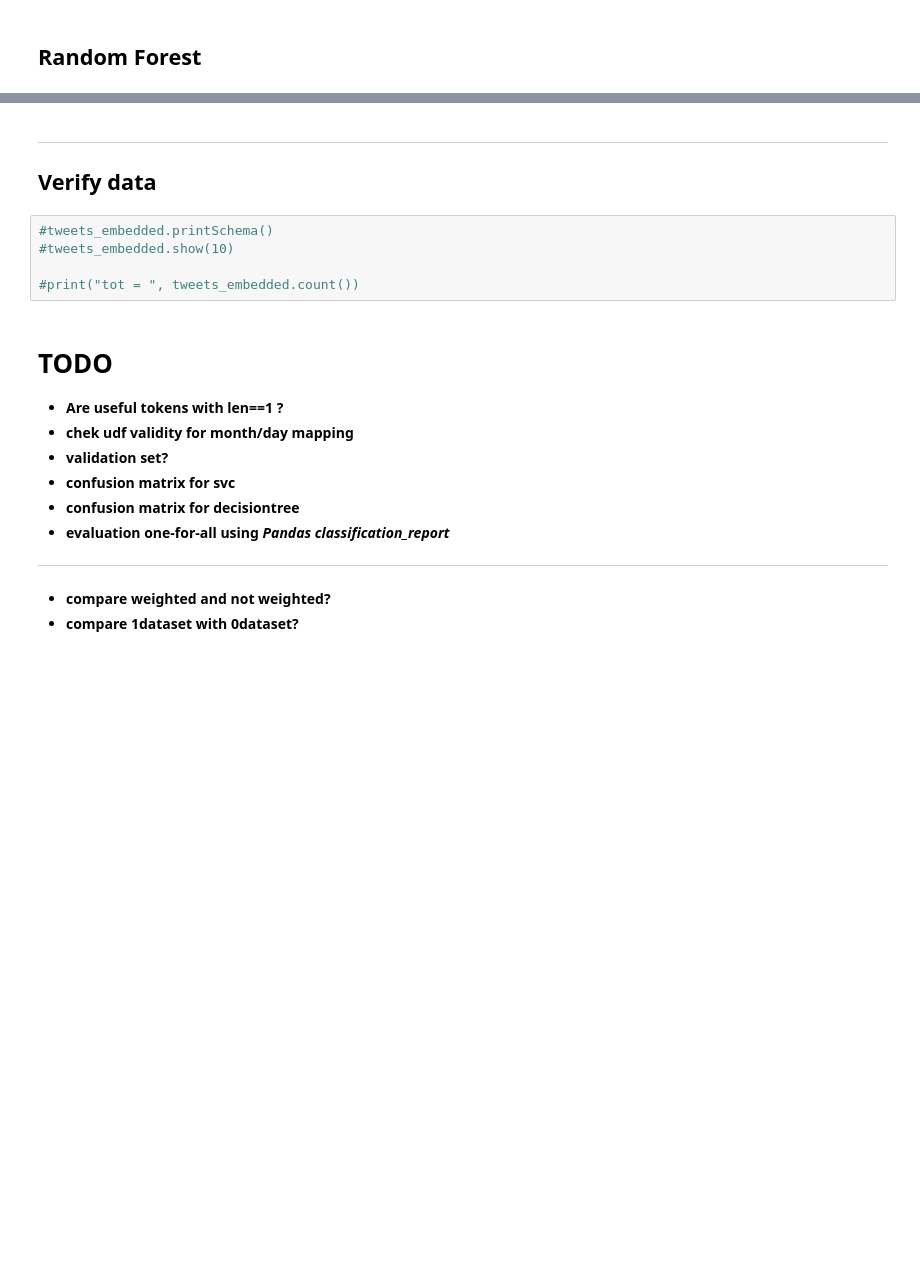
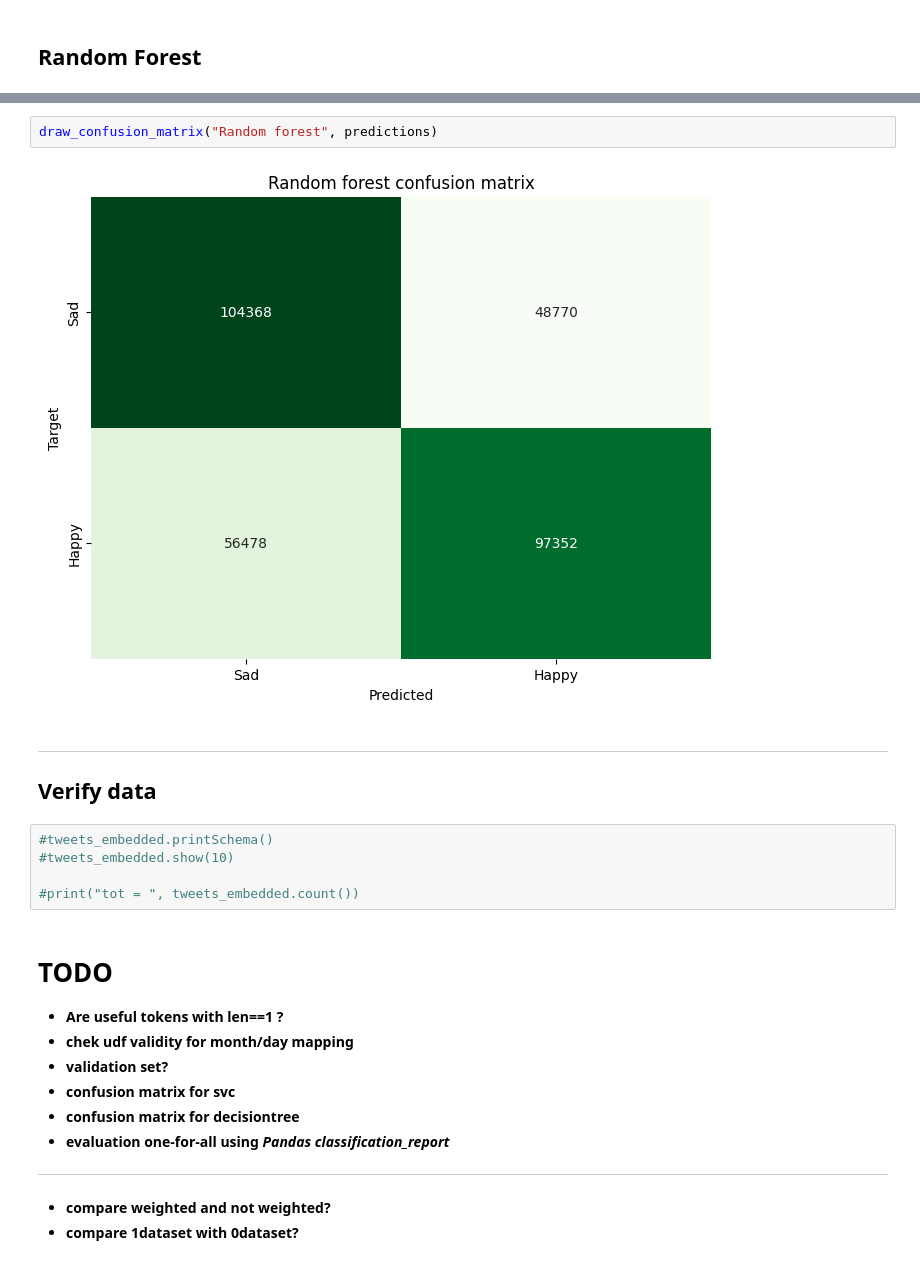
Before and after one commit to RiccardoRobb/Sentiment-analysis-firefox-extension, a Jupyter notebook: BigData_project.ipynb, the cells around one changed output, grey strips where cells are left out. Saved outputs shown, nothing was run; the diff lists cells and outputs as text; blank space fills up the shorter version.

```diff
--- a/BigData_project.ipynb
+++ b/BigData_project.ipynb
@@ -673,3 +671,7 @@ F1-Score: 0.6497518846422099
+# %%
+draw_confusion_matrix("Random forest", predictions)
+# %% [output]
+[figure, added]
 # %% [markdown]
 ---
 ## Verify data
```
Also changed, not shown: parts of 14 cells of this notebook.
